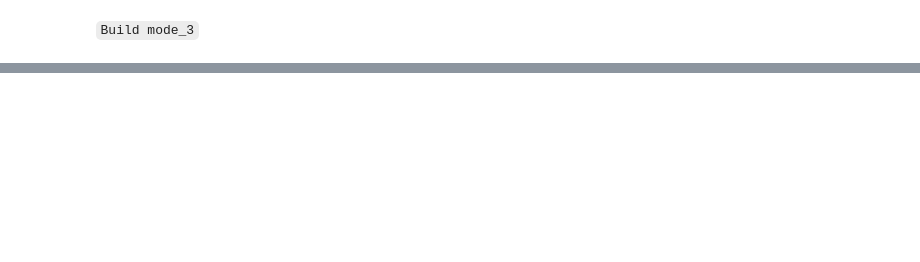
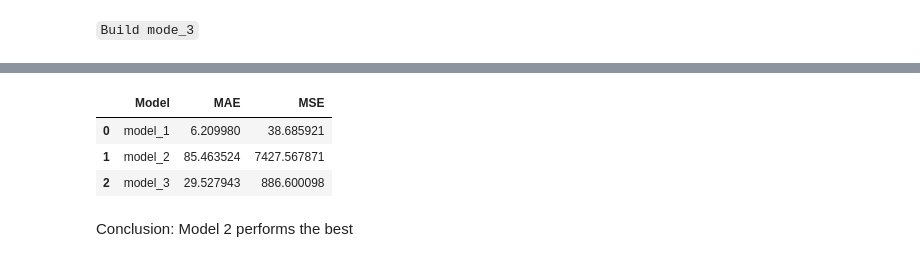
Before and after one commit to 9bishal/Learning-Tensorflow, a Jupyter notebook: neural_network_regression_with_tensorflow.ipynb, the cells around one changed output, grey strips where cells are left out. Saved outputs shown, nothing was run; the diff lists cells and outputs as text; code cells hidden in the pictures; blank space fills up the shorter version.

Commit message:
Created a DataFrame of a model and loaded & saved the model

```diff
--- a/neural_network_regression_with_tensorflow.ipynb
+++ b/neural_network_regression_with_tensorflow.ipynb
@@ -688 +687,6 @@ Epoch 500/500
 <keras.src.callbacks.history.History at 0x...>
+# %%
+#make and plot predictioin for model_1
+y_preds_3=model_3.predict(x_test)
+# y_preds_2
+plot_predictions(predictions=y_preds_3)
@@ -688,0 +696,4 @@ Epoch 500/500
+# %%
+mae_3=mae(y_test, tf.squeeze(y_preds_3))
+mse_3=mse(y_test, tf.squeeze(y_preds_3))
+mae_3,mse_3
@@ -694 +708,16 @@ plot_predictions(predictions=y_preds_3)
 [figure]
+# %%
+#let's create a dataframe using a pandas
+import pandas as pd
+model_result=[["model_1", mae_1.numpy(), mse_1.numpy()],
+              ["model_2", mae_2.numpy(), mse_2.numpy()],
+              ["model_3", mae_3.numpy(), mse_3.numpy()]]
+total_data=pd.DataFrame(model_result, columns=["Model", "MAE", "MSE"])
+total_data
+# %% [output]
+|  | Model | MAE | MSE |
+| 0 | model_1 | 6.209980 | 38.685921 |
+| 1 | model_2 | 85.463524 | 7427.567871 |
+| 2 | model_3 | 29.527943 | 886.600098 |
+# %% [markdown]
+Conclusion: Model 2 performs the best
```
Also changed, not shown: parts of 31 cells of this notebook.
